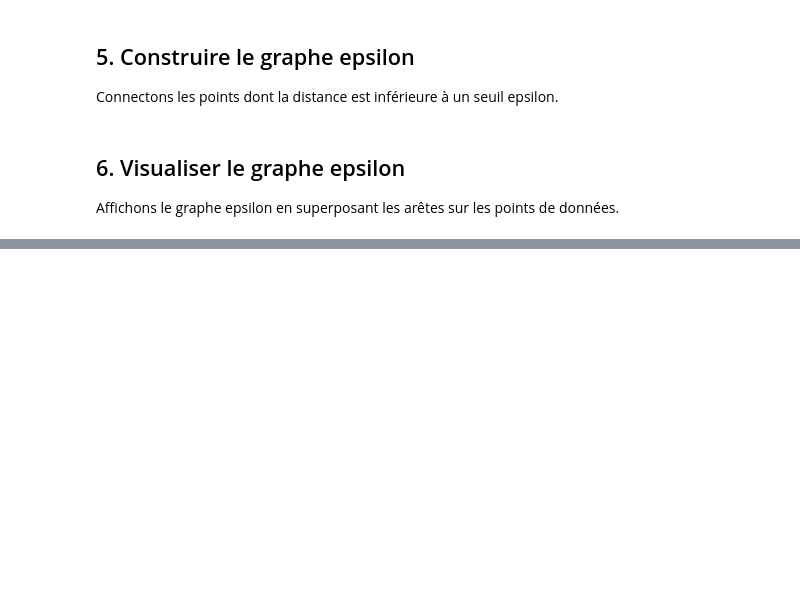
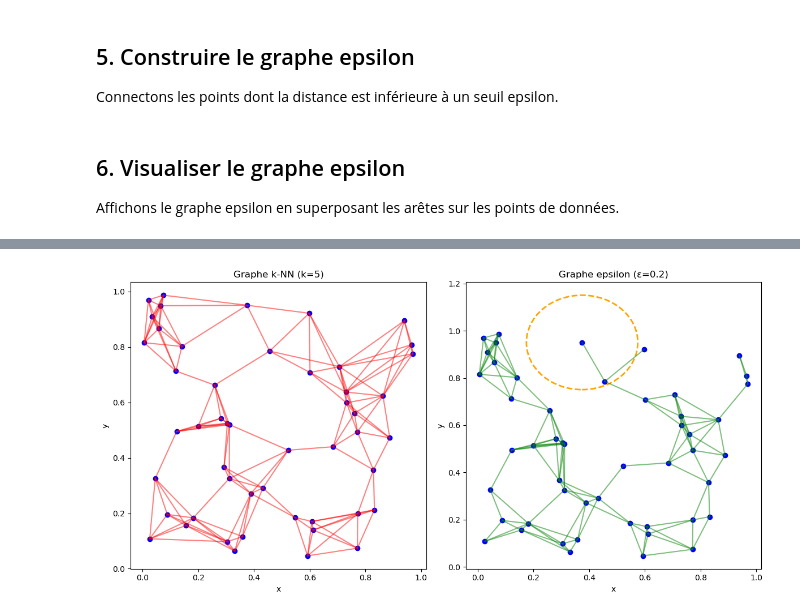
Before and after one commit to youssef-mesri/TR-Data-Soph.IA, a Jupyter notebook: labs/graphe_knn_epsilon.ipynb, the cells around one changed output, grey strips where cells are left out. Cells and saved outputs as stored; diff of their text form; code cells hidden in the pictures; blank space fills up the shorter version.

```diff
--- a/labs/graphe_knn_epsilon.ipynb
+++ b/labs/graphe_knn_epsilon.ipynb
@@ -76,0 +86,29 @@ plt.show()
+# %%
+import matplotlib.patches as patches
+fig, axes = plt.subplots(1, 2, figsize=(12, 6))
+# k-NN graph
+axes[0].scatter(X[:,0], X[:,1], c='blue')
+for edge in G_knn.edges():
+    x0, y0 = X[edge[0]]
+    x1, y1 = X[edge[1]]
+    axes[0].plot([x0, x1], [y0, y1], 'r-', alpha=0.5)
+axes[0].set_title('Graphe k-NN (k={})'.format(k))
+axes[0].set_xlabel('x')
+axes[0].set_ylabel('y')
+# epsilon graph
+axes[1].scatter(X[:,0], X[:,1], c='blue')
+for edge in G_epsilon.edges():
+    x0, y0 = X[edge[0]]
+    x1, y1 = X[edge[1]]
+    axes[1].plot([x0, x1], [y0, y1], 'g-', alpha=0.5)
+# Ajout du cercle epsilon autour du premier point
+center = X[0]
+circle = patches.Circle(center, epsilon, edgecolor='orange', facecolor='none', linestyle='dashed', linewidth=2)
+axes[1].add_patch(circle)
+axes[1].set_title('Graphe epsilon (ε={})'.format(epsilon))
+axes[1].set_xlabel('x')
+axes[1].set_ylabel('y')
+plt.tight_layout()
+plt.show()
+# %% [output]
+[figure, added]
```
Also changed, not shown: parts of 12 cells of this notebook, 1 other file.
